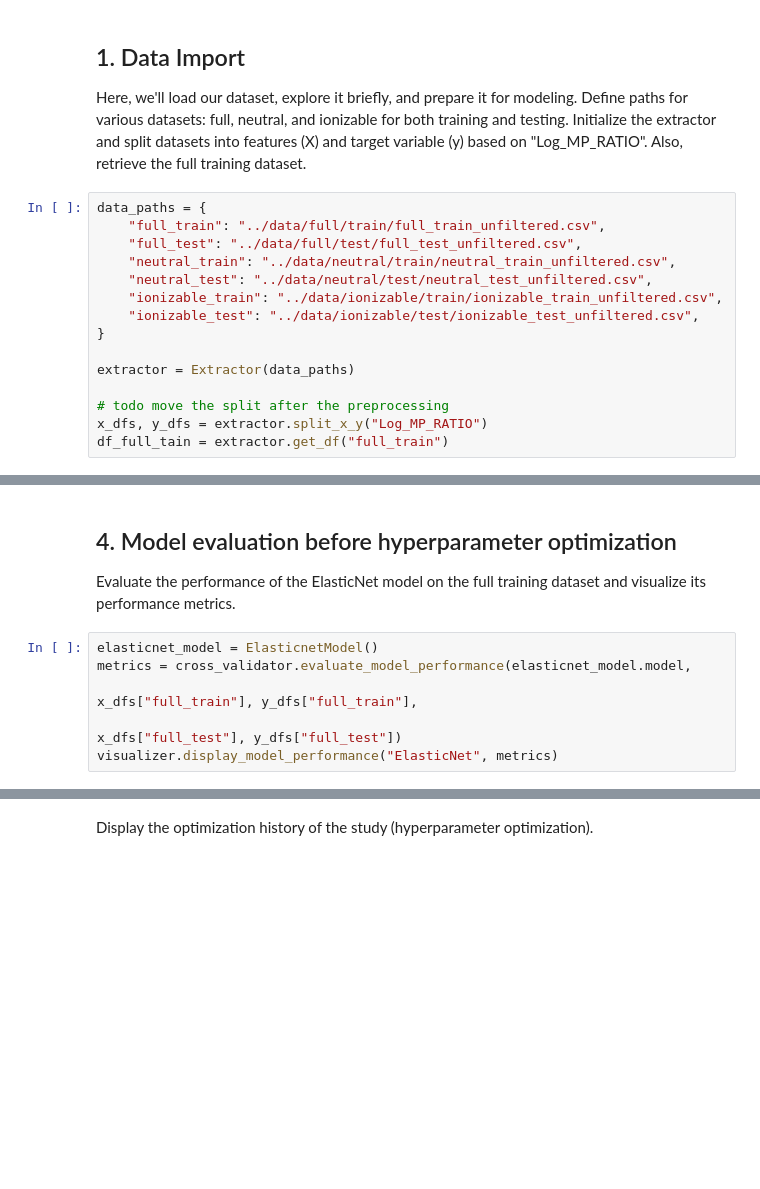
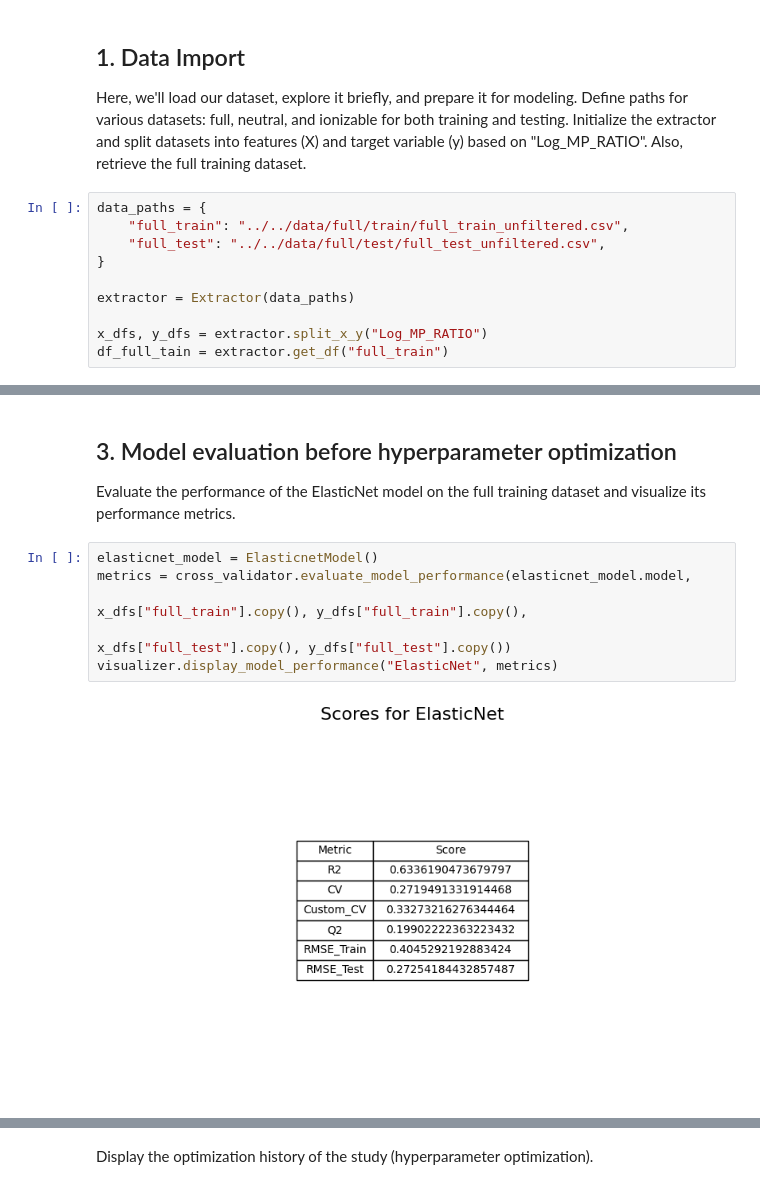
Before and after one commit to tahiri-lab/QSAR, a Jupyter notebook: tutorials/models/elasticnet.ipynb, the cells around one changed output, grey strips where cells are left out. Drawn from its saved outputs; the diff is of its cells as text; blank space fills up the shorter version.

```diff
--- a/tutorials/models/elasticnet.ipynb
+++ b/tutorials/models/elasticnet.ipynb
@@ -39,16 +37,11 @@ Initialize the extractor and split datasets into features (X) and target variabl
 Also, retrieve the full training dataset.
 # %%
 data_paths = {
-    "full_train": "../data/full/train/full_train_unfiltered.csv",
-    "full_test": "../data/full/test/full_test_unfiltered.csv",
-    "neutral_train": "../data/neutral/train/neutral_train_unfiltered.csv",
-    "neutral_test": "../data/neutral/test/neutral_test_unfiltered.csv",
-    "ionizable_train": "../data/ionizable/train/ionizable_train_unfiltered.csv",
-    "ionizable_test": "../data/ionizable/test/ionizable_test_unfiltered.csv",
+    "full_train": "../../data/full/train/full_train_unfiltered.csv",
+    "full_test": "../../data/full/test/full_test_unfiltered.csv",
 }
 
 extractor = Extractor(data_paths)
 
-# todo move the split after the preprocessing
 x_dfs, y_dfs = extractor.split_x_y("Log_MP_RATIO")
 df_full_tain = extractor.get_df("full_train")
@@ -75,9 +59,11 @@ visualizer.display_cv_folds(df, y, n_folds)
 # %% [markdown]
-## 4. Model evaluation before hyperparameter optimization
+## 3. Model evaluation before hyperparameter optimization
 Evaluate the performance of the ElasticNet model on the full training dataset and visualize its performance metrics.
 # %%
 elasticnet_model = ElasticnetModel()
 metrics = cross_validator.evaluate_model_performance(elasticnet_model.model,
-                                                                   x_dfs["full_train"], y_dfs["full_train"],
-                                                                   x_dfs["full_test"], y_dfs["full_test"])
+                                                                   x_dfs["full_train"].copy(), y_dfs["full_train"].copy(),
+                                                                   x_dfs["full_test"].copy(), y_dfs["full_test"].copy())
 visualizer.display_model_performance("ElasticNet", metrics)
+# %% [output]
+[figure, added]
```
Also changed, not shown: parts of 16 cells of this notebook, 1 other file.
